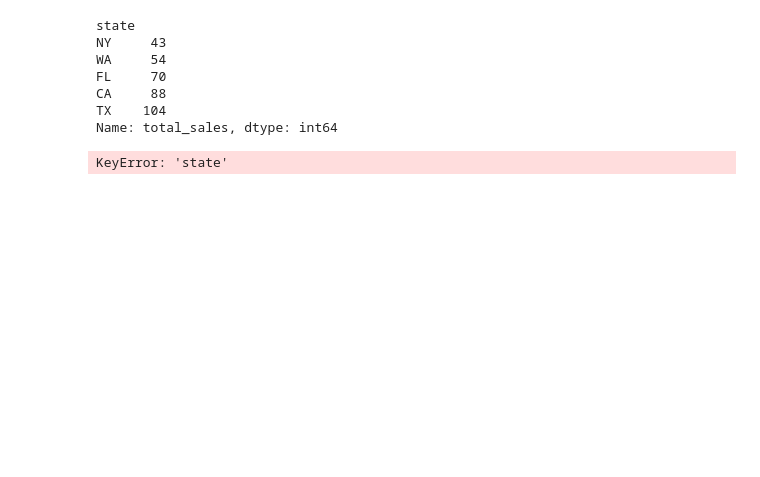
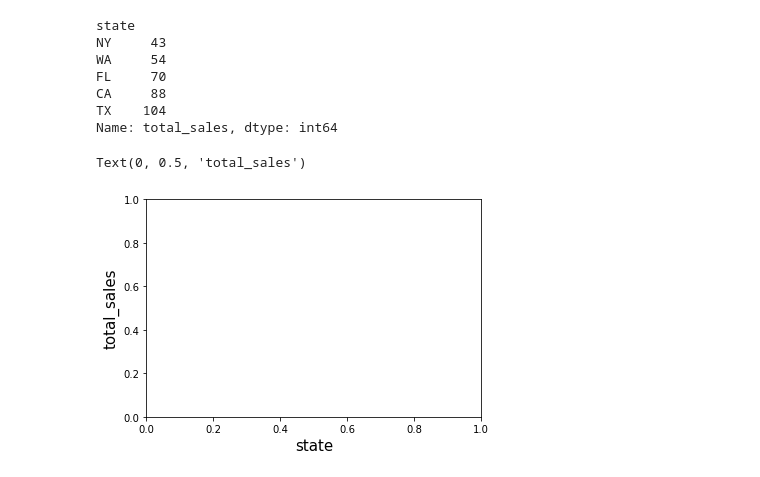
Before and after one commit to bthompson1000/consulting_visuals, a Jupyter notebook: notebooks/Catherine.ipynb, the cells around one changed output. Drawn from its saved outputs; the diff is of its cells as text; code cells hidden in the pictures; blank space fills up the shorter version.

```diff
--- a/notebooks/Catherine.ipynb
+++ b/notebooks/Catherine.ipynb
@@ -58,8 +60,8 @@ Name: total_sales, dtype: int64
 # %%
-import matplotlib
-x = number_sales['state']
-y= number_sales['total_sales']
-plt.xlabel('State', fontsize = 15)
-plt.ylabel('Number of Sales', fontsize = 15)
+x = sales_data['state']
+y = sales_data.groupby(['state']).agg('count')
+plt.xlabel('state', fontsize = 15)
+plt.ylabel('total_sales', fontsize = 15)
 # %% [output]
-KeyError: 'state'
+Text(0, 0.5, 'total_sales')
+[figure, added]
```
Also changed, not shown: parts of 2 cells of this notebook.
